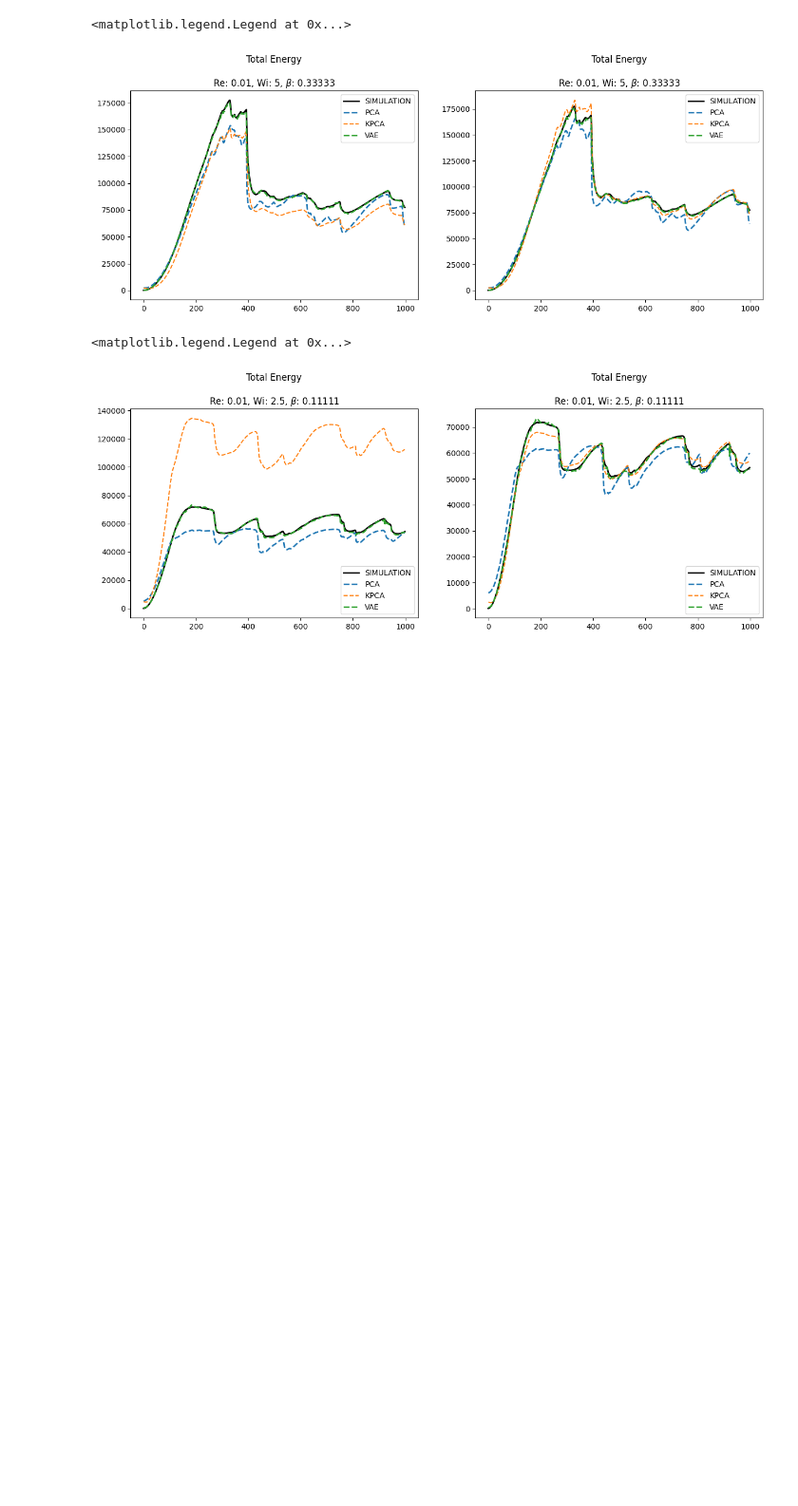
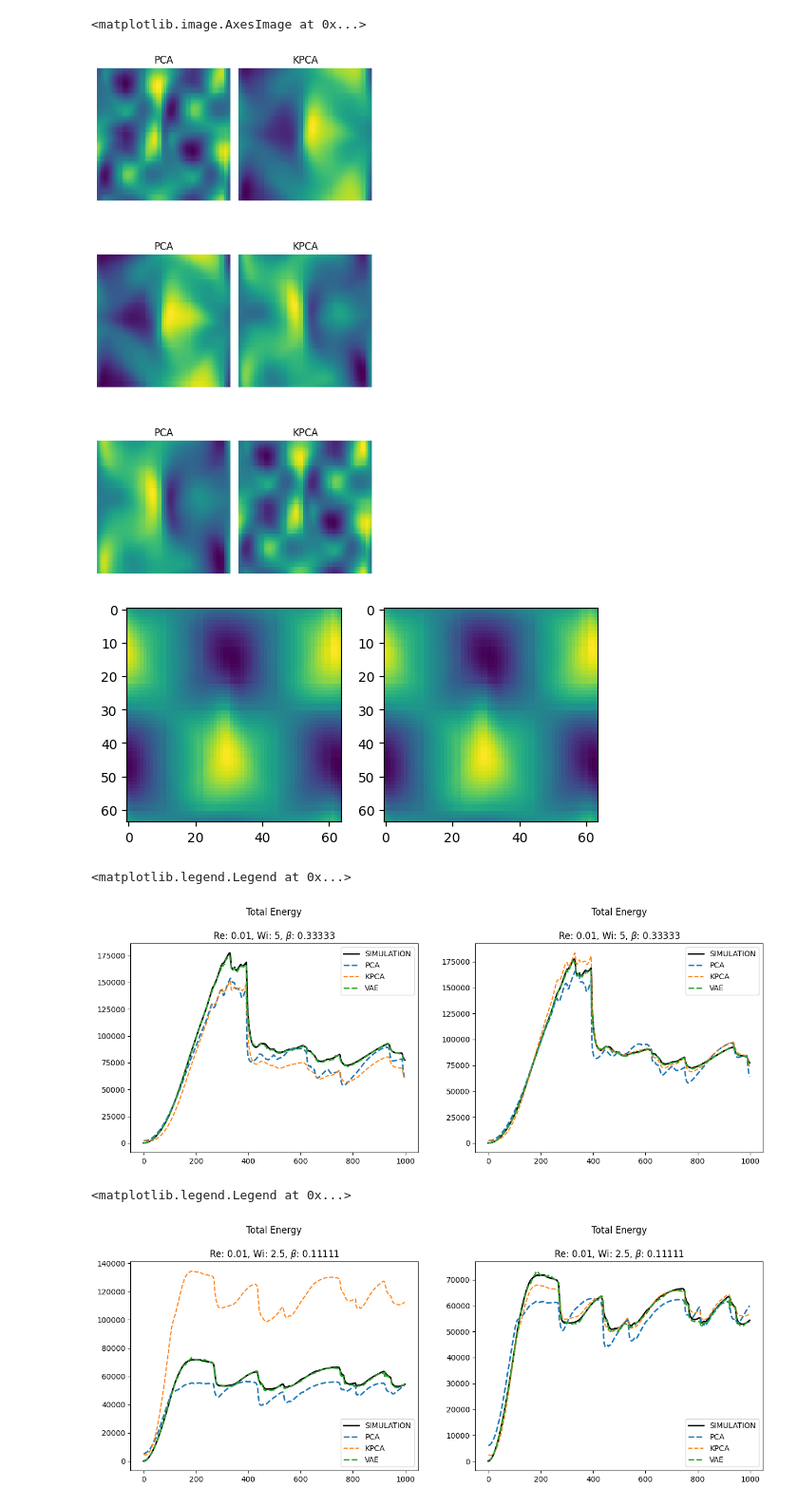
Before and after one commit to fabioamaral08/reduction-methods, a Jupyter notebook: test_scripts/Test_Results_Energy.ipynb, the cells around one changed output. Shown at 95% size. Drawn from its saved outputs; the diff is of its cells as text; code cells hidden in the pictures; blank space fills up the shorter version.

```diff
--- a/test_scripts/Test_Results_Energy.ipynb
+++ b/test_scripts/Test_Results_Energy.ipynb
@@ -403,0 +308,3 @@ Rel. energy error KPCA: 0.0747772
+# %%
+phi_linear  = KPCA_linear.transform( X.T, theta = theta_data, eps = None)
+phi_oldroyd = KPCA_oldroyd.transform(X.T, theta = theta_data, eps = None,dx = dx, dy =dx)
@@ -404,3 +314,45 @@ Rel. energy error KPCA: 0.0747772
+# %%
+dec_linear = list()
+dec_oldroyd = list()
+
+for i in range(latent_dim):
+    phi = np.zeros_like(phi_linear)
+    phi[:,i] = phi_linear[:,i]
+    dec_linear.append(KPCA_linear.invert_transform(phi,theta = theta_data.T))
+
+    phi[:,i] = phi_oldroyd[:,i]
+    dec_oldroyd.append(KPCA_oldroyd.invert_transform(phi,theta = theta_data.T))
+# %%
+b_lin = 0.5 * (KPCA_linear.invert_transform(phi_linear,theta = theta_data.T) + KPCA_linear.invert_transform(-phi_linear,theta = theta_data.T))
+b_old = 0.5 * (KPCA_oldroyd.invert_transform(phi,theta = theta_data.T) + KPCA_oldroyd.invert_transform(-phi,theta = theta_data.T))
+# %%
+t = 2000
+c = 0
+f, ax = plt.subplots(latent_dim,2, figsize = (5,10))
+
+for i,Xi in enumerate(dec_linear):
+
+    q_linear = (Xi- b_lin).reshape((64,64,5,-1))
+    q_oldroyd = (dec_oldroyd[i]- b_old).reshape((64,64,5,-1))
+    ax[i,0].imshow(q_linear[..., c, t])
+    ax[i,1].imshow(q_oldroyd[..., c, t])
+
+    # f.suptitle(f'$a_{i}$')
+    ax[i,0].set_title('PCA')
+    ax[i,1].set_title('KPCA')
+
+    ax[i,0].axis('off')
+    ax[i,1].axis('off')
+f.tight_layout()
+f, ax = plt.subplots(1,2)
+q_linear = (b_lin).reshape((64,64,5,-1))
+q_oldroyd = (b_old).reshape((64,64,5,-1))
+ax[0].imshow(q_linear[..., c, t])
+ax[1].imshow(q_oldroyd[..., c, t])
+# %% [output]
+<matplotlib.image.AxesImage at 0x...>
+[figure, added]
+[figure, added]
 # %%
 ini = 0
 fim = 999
```
Also changed, not shown: parts of 21 cells of this notebook, 4 other files.
